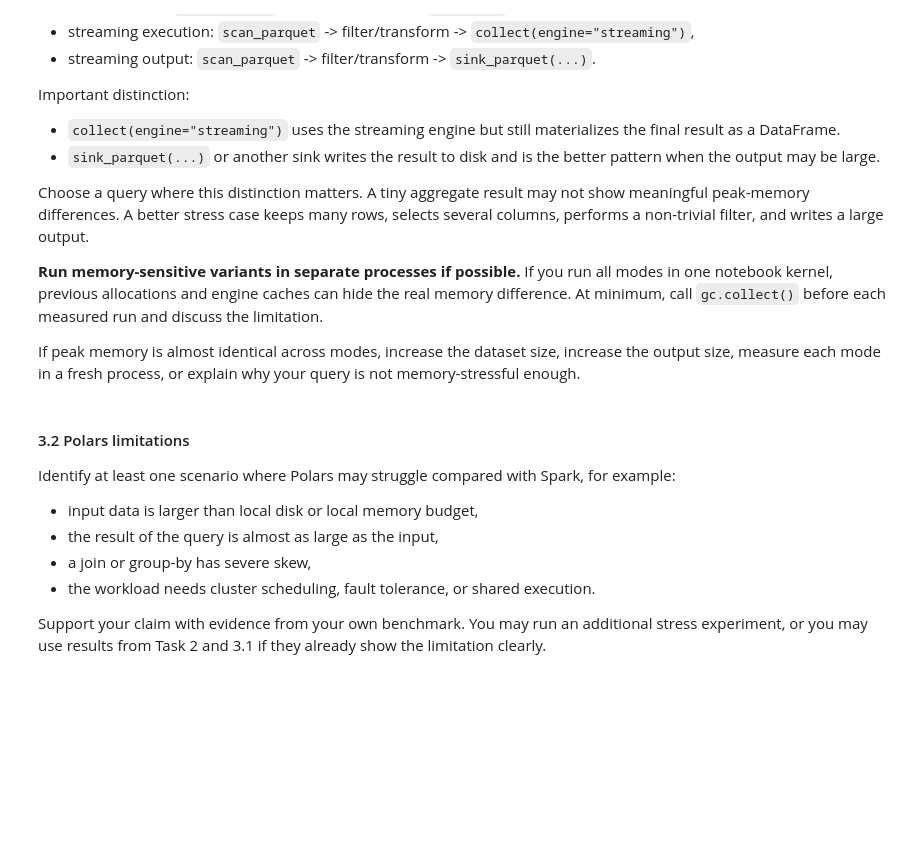
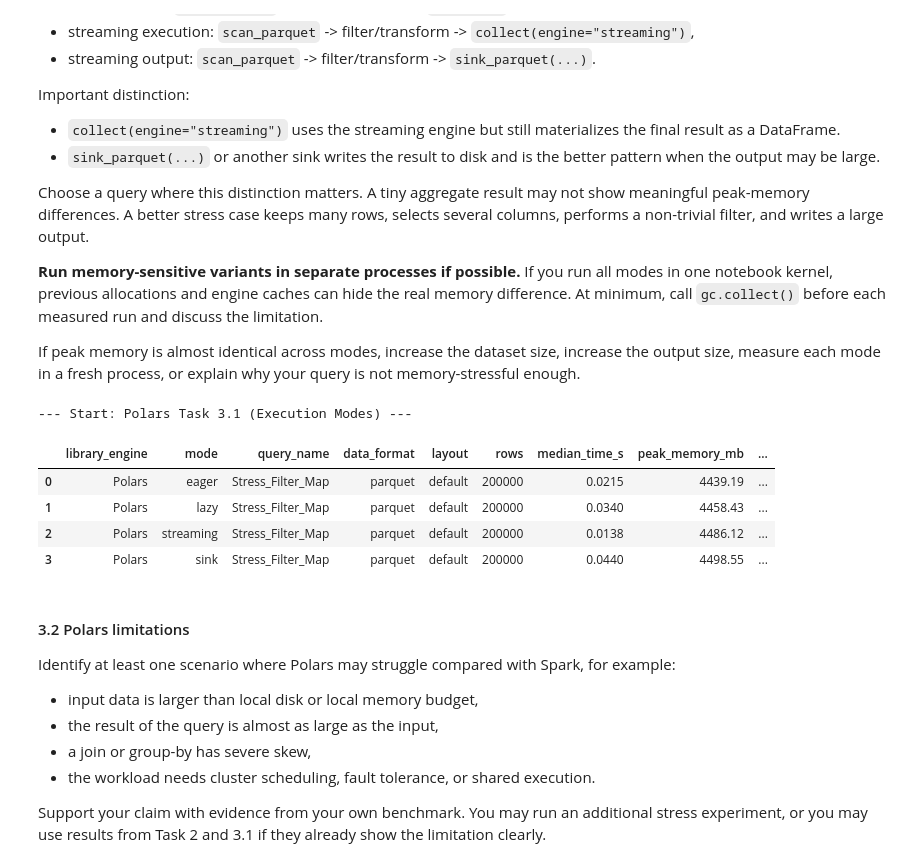
Before and after one commit to m-baj/tbd-workshop-1, a Jupyter notebook: notebooks/tbd_phase_2_26L.ipynb, the cells around one changed output. Saved outputs shown, nothing was run; the diff lists cells and outputs as text; code cells hidden in the pictures; blank space fills up the shorter version.

Commit message:
Polars in tasks 2, 3.1, 3.2. Final Answers Q2, Q3, Q4, Q5

```diff
--- a/notebooks/tbd_phase_2_26L.ipynb
+++ b/notebooks/tbd_phase_2_26L.ipynb
@@ -1193,20 +1120,61 @@ If peak memory is almost identical across modes, increase the dataset size, incr
 # %%
 # TODO 3.1: Implement Polars execution-mode experiments.
 #
 # Required variants:
 # 1. eager: read_parquet -> filter/transform
 # 2. lazy: scan_parquet -> filter/transform -> collect()
 # 3. streaming collect: scan_parquet -> filter/transform -> collect(engine="streaming")
 # 4. streaming sink: scan_parquet -> filter/transform -> sink_parquet(...)
 #
 # Recommended:
 # - use a query whose output has many rows, not a tiny aggregate table,
 # - measure each mode in a fresh process if possible,
 # - call gc.collect() before each measured run,
 # - record runtime, peak memory, output row count, and output size,
 # - append results to benchmark_results.
 
-# YOUR CODE HERE
+STRESS_OUTPUT_PATH = OUTPUT_DIR / "stress_output.parquet"
+
+def polars_stress_test(events_path, output_path=None, mode="lazy"):
+    if mode == "eager":
+        df = pl.read_parquet(events_path)
+        query = df.filter(pl.col("battery_level") < 0.8).with_columns(
+            (pl.col("metric_1") * pl.col("wifi_signal")).alias("heavy_calc")
+        )
+        return query
+    else:
+        df = pl.scan_parquet(events_path)
+        query = df.filter(pl.col("battery_level") < 0.8).with_columns(
+            (pl.col("metric_1") * pl.col("wifi_signal")).alias("heavy_calc")
+        )
+
+        if mode == "lazy":
+            return query.collect()
+        elif mode == "streaming":
+            return query.collect(engine="streaming")
+        elif mode == "sink":
+            query.sink_parquet(output_path)
+            return "Saved to disk"
+
+print("\n--- Start: Polars Task 3.1 (Execution Modes) ---")
+
+task3_results = []
+modes_to_test = ["eager", "lazy", "streaming", "sink"]
+
+for mode in modes_to_test:
+    task3_results.append(run_benchmark(
+        polars_stress_test, {"events_path": EVENTS_PATH, "output_path": STRESS_OUTPUT_PATH, "mode": mode},
+        "Polars", mode, "Stress_Filter_Map", "parquet", "default", N_ROWS, iterations=3
+    ))
+
+pd.DataFrame(task3_results)
+# %% [output]
+--- Start: Polars Task 3.1 (Execution Modes) ---
+|  | library_engine | mode | query_name | data_format | layout | rows | median_time_s | peak_memory_mb | ... |
+| 0 | Polars | eager | Stress_Filter_Map | parquet | default | 200000 | 0.0215 | 4439.19 | ... |
+| 1 | Polars | lazy | Stress_Filter_Map | parquet | default | 200000 | 0.0340 | 4458.43 | ... |
+| 2 | Polars | streaming | Stress_Filter_Map | parquet | default | 200000 | 0.0138 | 4486.12 | ... |
+| 3 | Polars | sink | Stress_Filter_Map | parquet | default | 200000 | 0.0440 | 4498.55 | ... |
 # %% [markdown]
 #### 3.2 Polars limitations
 
```
Also changed, not shown: parts of 17 cells of this notebook.
